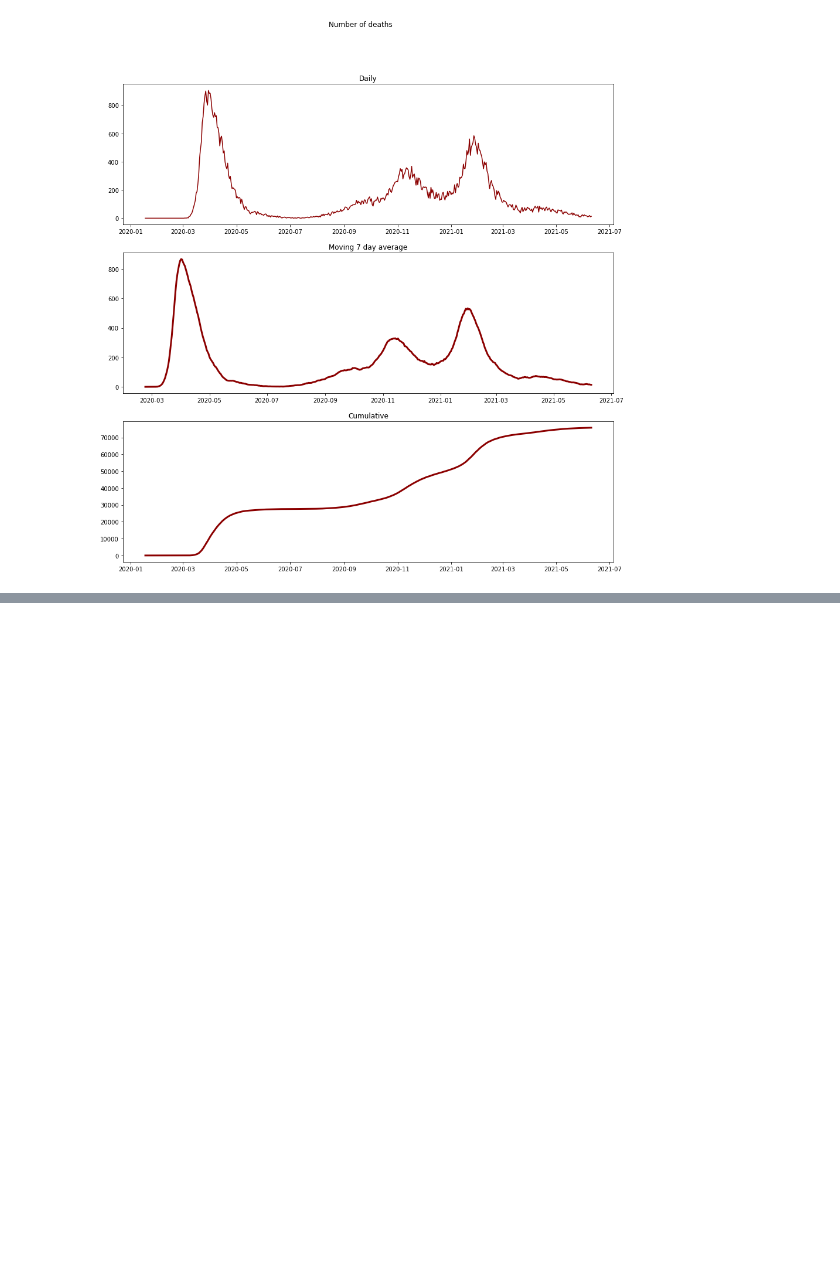
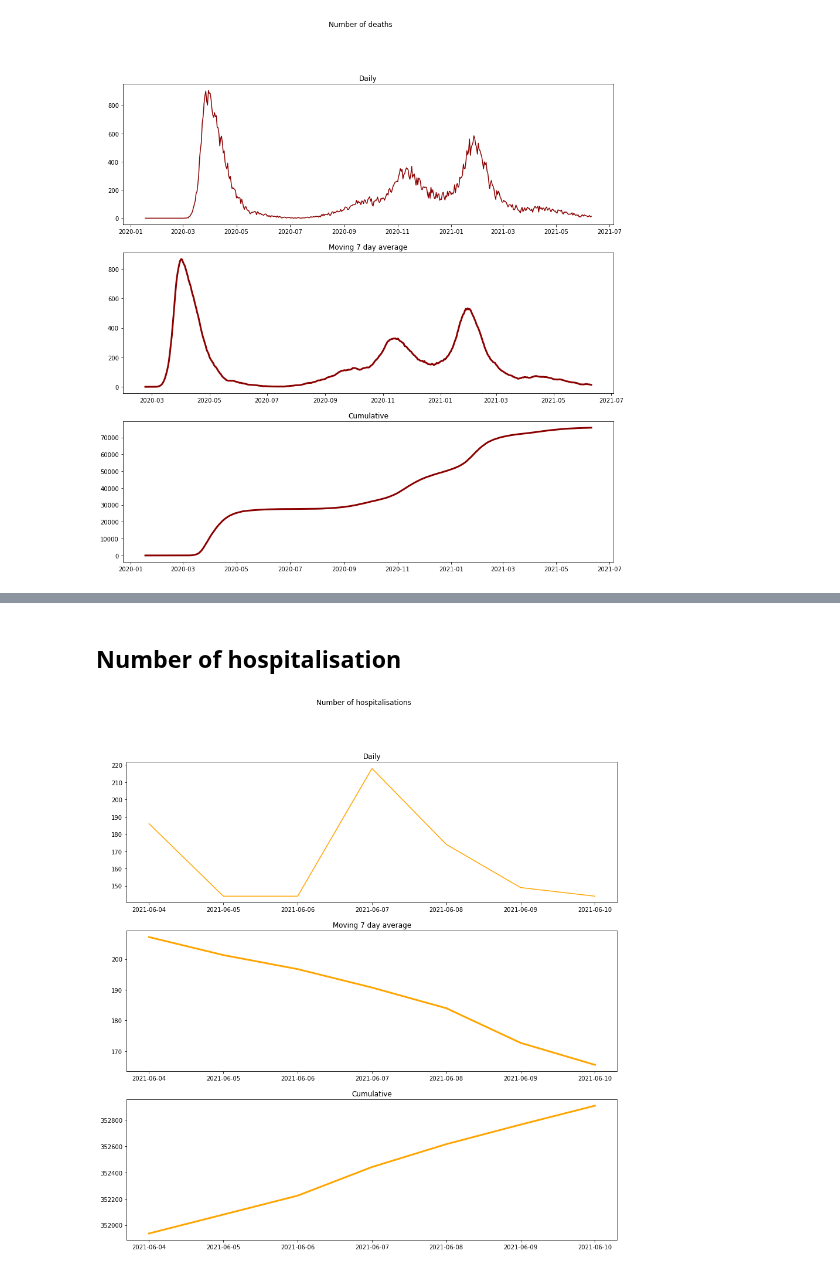
Before and after one commit to ffreire92/final_project, a Jupyter notebook: Pandemic_Overview.ipynb, the cells around one changed output, grey strips where cells are left out. Cells and saved outputs as stored; diff of their text form; code cells hidden in the pictures; blank space fills up the shorter version.

```diff
--- a/Pandemic_Overview.ipynb
+++ b/Pandemic_Overview.ipynb
@@ -359,0 +370,6 @@ overview(bydate, 'Number of deaths')
+# %% [markdown]
+## Number of hospitalisation
+# %%
+overview(last7, 'Number of hospitalisations')
+# %% [output]
+[figure, added]
```
Also changed, not shown: parts of 32 cells of this notebook, 1 other file.
